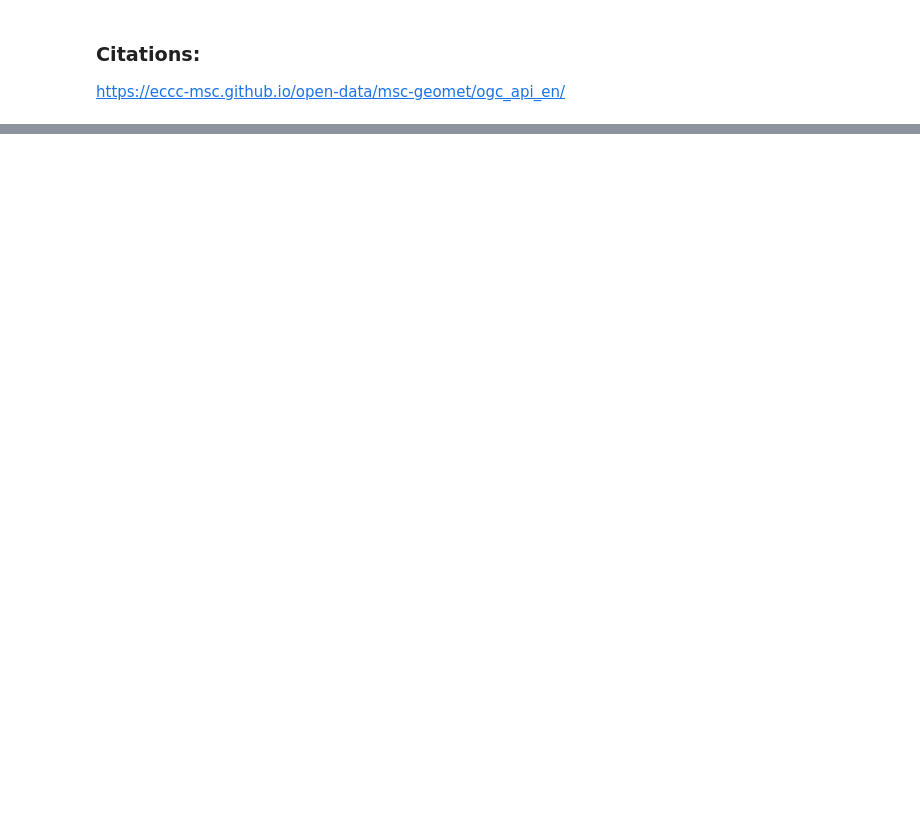
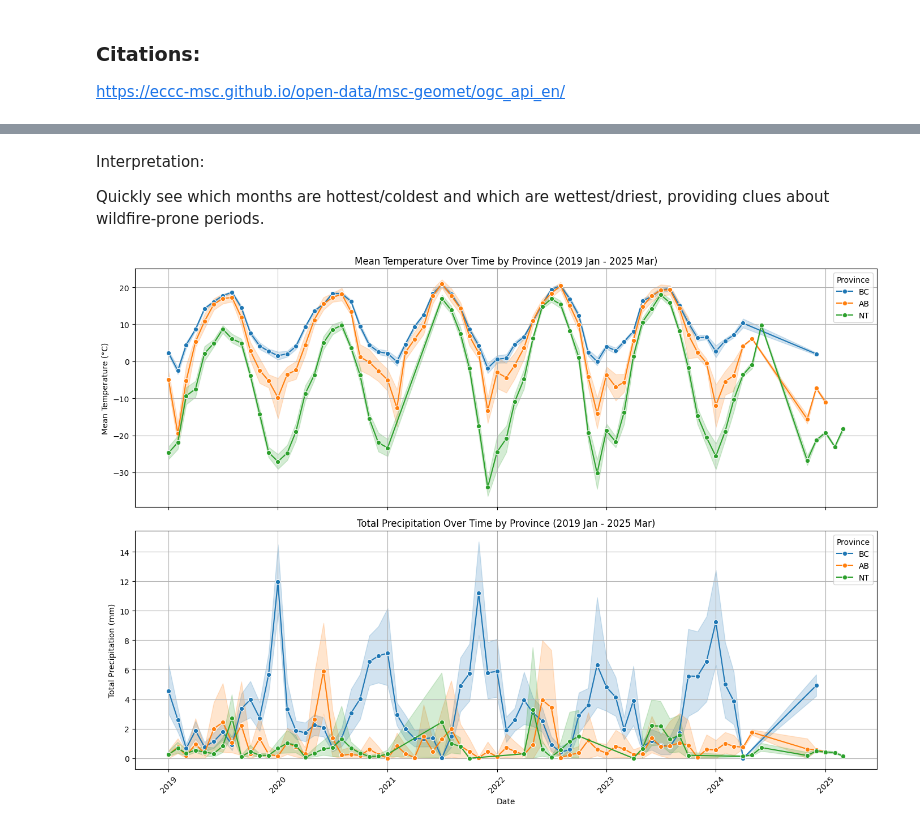
Before and after one commit to aryanballani/orbitx_data, a Jupyter notebook: climate_data.ipynb, the cells around one changed output, grey strips where cells are left out. Drawn from its saved outputs; the diff is of its cells as text; code cells hidden in the pictures; blank space fills up the shorter version.

```diff
--- a/climate_data.ipynb
+++ b/climate_data.ipynb
@@ -63,0 +126,4 @@ memory usage: 2.6+ MB
+# %% [markdown]
+Interpretation:
+
+Quickly see which months are hottest/coldest and which are wettest/driest, providing clues about wildfire-prone periods.
@@ -63,0 +151,40 @@ memory usage: 2.6+ MB
+# %%
+# -------------------------------
+# Visualization 1: Time Series Comparison
+# -------------------------------
+# Create a combined line plot with subplots for Temperature and Precipitation.
+fig, axes = plt.subplots(2, 1, figsize=(14, 10), sharex=True)
+
+# Plot Mean Temperature Over Time by Province
+sns.lineplot(
+    ax=axes[0],
+    data=monthly_climate_all,
+    x='date',
+    y='MEAN_TEMPERATURE',
+    hue='Province',
+    marker='o'
+)
+axes[0].set_title('Mean Temperature Over Time by Province (2019 Jan - 2025 Mar)')
+axes[0].set_xlabel('')
+axes[0].set_ylabel('Mean Temperature (°C)')
+axes[0].grid(True)
+
+# Plot Total Precipitation Over Time by Province
+sns.lineplot(
+    ax=axes[1],
+    data=monthly_climate_all,
+    x='date',
+    y='TOTAL_PRECIPITATION',
+    hue='Province',
+    marker='o'
+)
+axes[1].set_title('Total Precipitation Over Time by Province (2019 Jan - 2025 Mar)')
+axes[1].set_xlabel('Date')
+axes[1].set_ylabel('Total Precipitation (mm)')
+axes[1].grid(True)
+
+plt.xticks(rotation=45)
+plt.tight_layout()
+plt.show()
+# %% [output]
+[figure, added]
```
Also changed, not shown: parts of 18 cells of this notebook.
